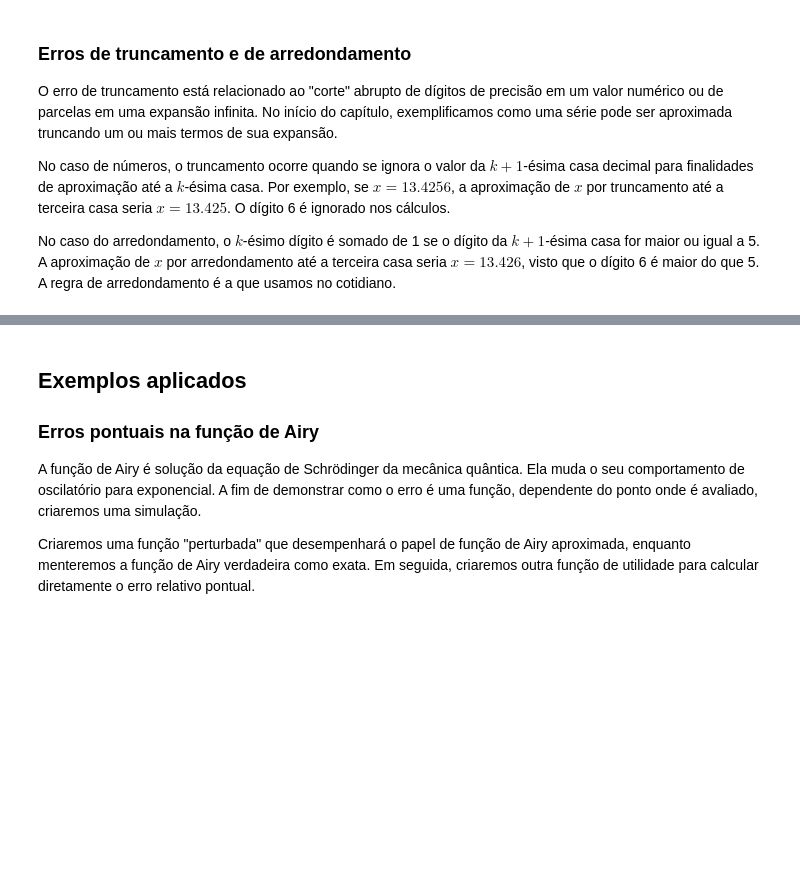
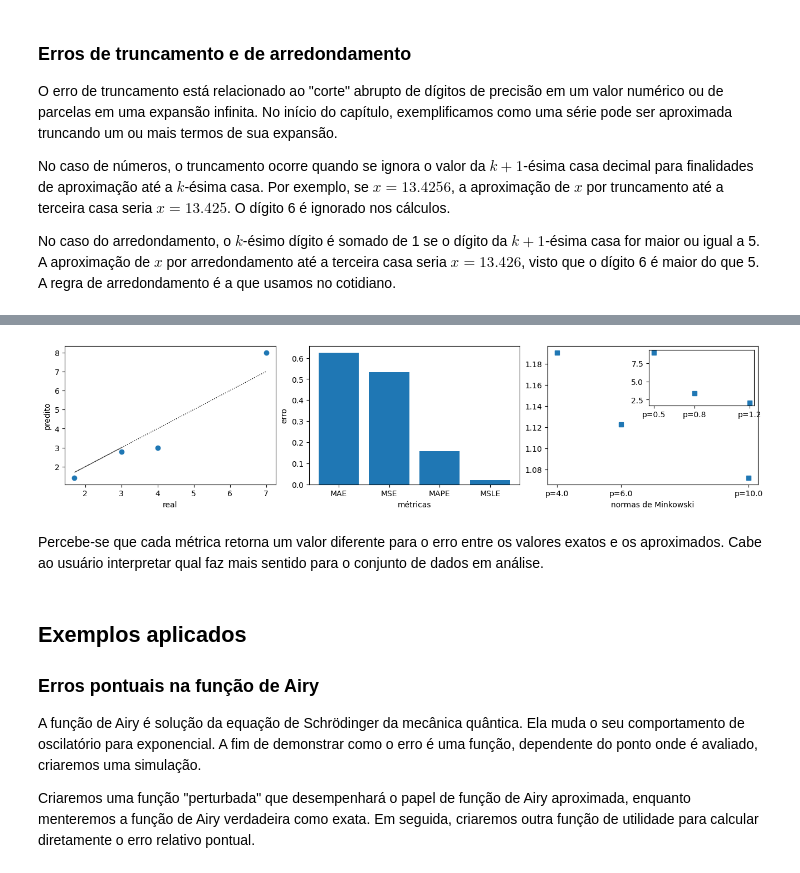
Before and after one commit to gcpeixoto/LVMN, a Jupyter notebook: _build/jupyter_execute/aula-02-erros.ipynb, the cells around one changed output, grey strips where cells are left out. Drawn from its saved outputs; the diff is of its cells as text; code cells hidden in the pictures; blank space fills up the shorter version.

```diff
--- a/_build/jupyter_execute/aula-02-erros.ipynb
+++ b/_build/jupyter_execute/aula-02-erros.ipynb
@@ -459,3 +489,58 @@ Nos últimos anos, métodos de aprendizagem profunda vem sendo aplicados à iden
+# %%
+from sklearn.metrics import mean_squared_error as MSE
+from sklearn.metrics import mean_absolute_error as MAE
+from sklearn.metrics import mean_absolute_percentage_error as MAPE
+from sklearn.metrics import mean_squared_log_error as MSLE
+from sklearn.metrics.pairwise import pairwise_distances as pNorm
+
+from numpy import array
+from matplotlib.pyplot import subplots
+from mpl_toolkits.axes_grid1.inset_locator import inset_axes
+import matplotlib.ticker as mticker
+
+# conjunto de dados
+x = array([3.0, 1.7, 4.0, 7.0]) # valores reais
+xhat = array([2.8, 1.4, 3.0, 8.0]) # valores preditos
+
+# erros
+mae = MAE(x,xhat)
+mse = MSE(x,xhat)
+mape = MAPE(x,xhat)
+msle = MSLE(x,xhat)
+
+# normas de Minkowski
+norms = []
+P = [0.5, 0.8, 1.2, 4.0, 6.0, 10.0] # valores p
+
+# calcula por matrizes de distâncias, mas armazena valor único
+for p in P:
+    norms.append(pNorm([x],[xhat],metric='minkowski',p=p).ravel()[0])
+
+
+# gráficos
+fig, ax = subplots(1,3,figsize=(13,3),constrained_layout=True)
+ax[0].plot(x,x,'k:',lw=1.0)
+ax[0].plot(x,xhat,'o')
+ax[0].set_xlabel('real'); ax[0].set_ylabel('predito')
+
+ax[1].bar(x=['MAE','MSE','MAPE','MSLE'],height=[mae,mse,mape,msle])
+ax[1].set_xlabel('métricas'); ax[1].set_ylabel('erro')
+
+ax[2].plot(P[3:],norms[3:],'s')
+ax[2].xaxis.set_major_locator(mticker.FixedLocator(P[3:]))
+ax[2].set_xticklabels(list(map(lambda x: f'p={x:.1f}',P[3:])))
+
+# eixo embutido
+axi = inset_axes(ax[2],width="50%", height="40%", loc="upper right")
+axi.plot(P[:3],norms[:3],'s')
+axi.xaxis.set_major_locator(mticker.FixedLocator(P[:3]))
+axi.set_xticklabels(list(map(lambda x: f'p={x:.1f}',P[:3])))
+
+ax[2].set_xlabel('normas de Minkowski'); ax[1].set_ylabel('erro');
+# %% [output]
+[figure, added]
+# %% [markdown]
+Percebe-se que cada métrica retorna um valor diferente para o erro entre os valores exatos e os aproximados. Cabe ao usuário interpretar qual faz mais sentido para o conjunto de dados em análise.
 # %% [markdown]
 ## Exemplos aplicados
 
```
Also changed, not shown: parts of 3 cells of this notebook, 15 other files.
